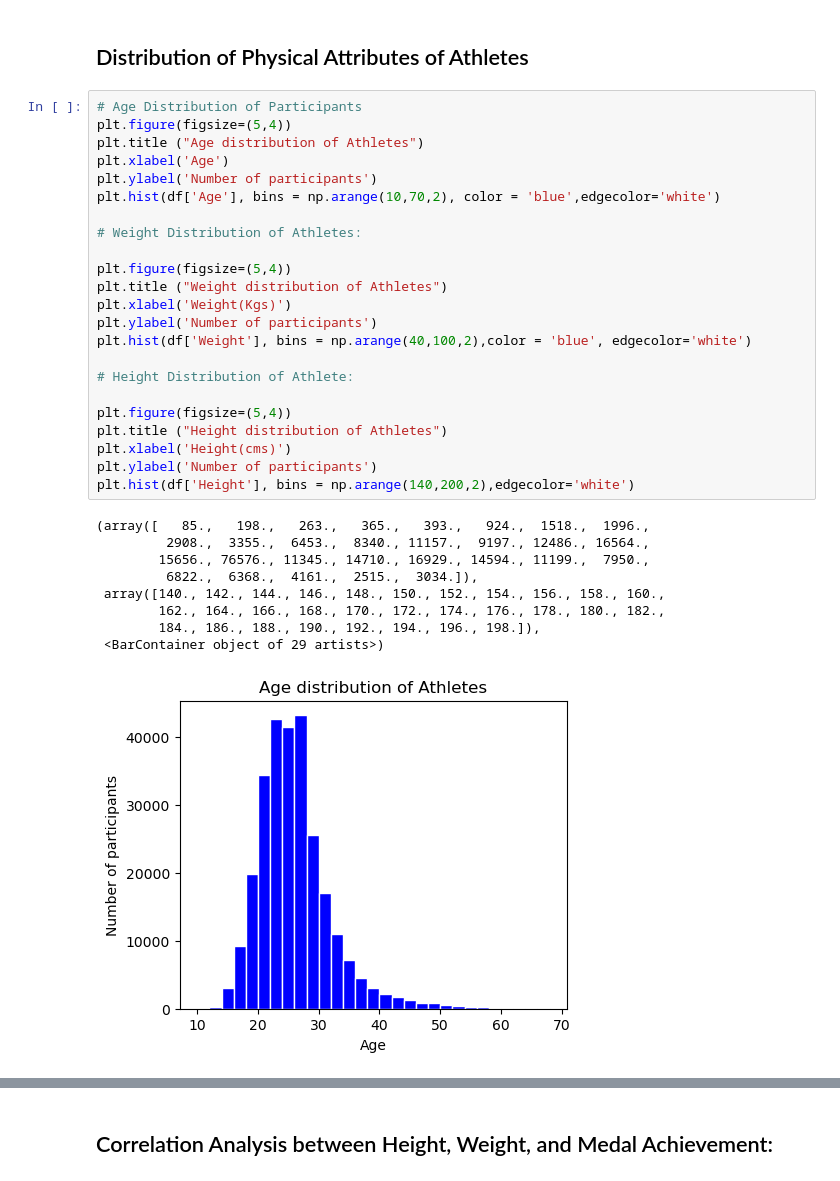
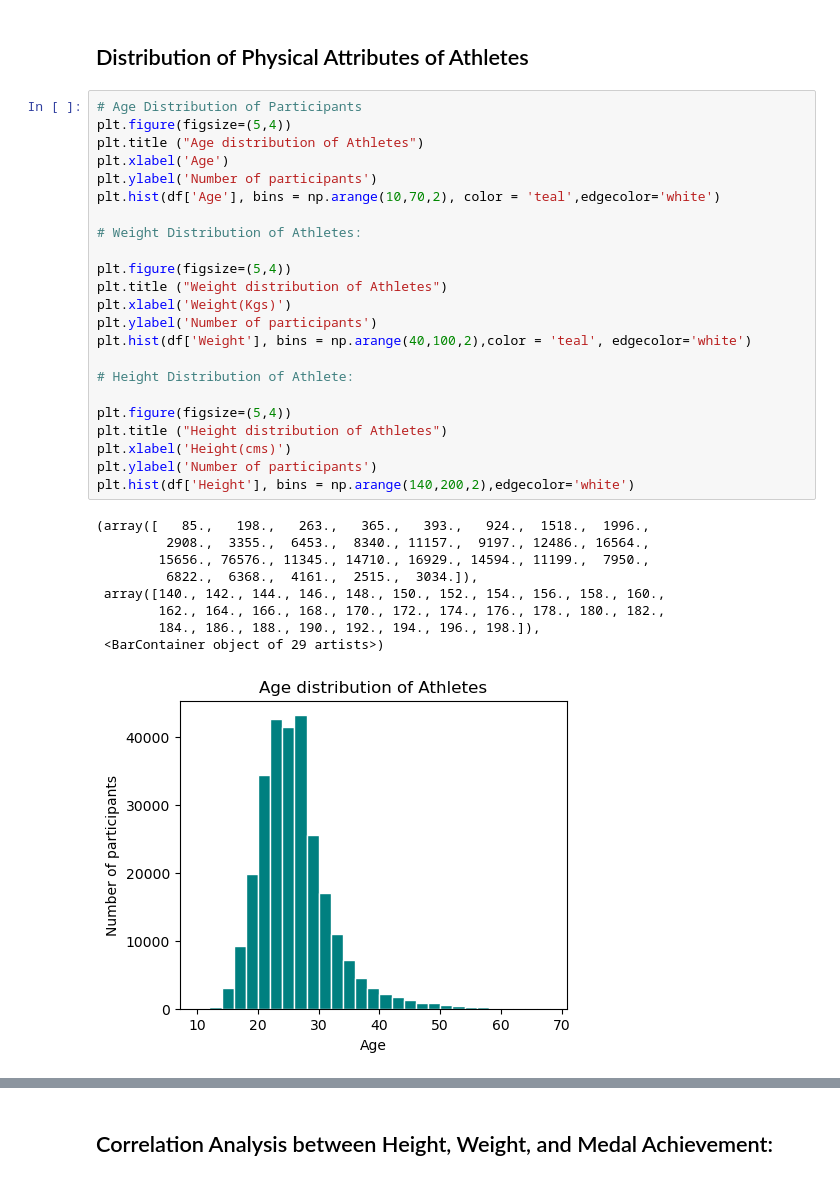
Before and after one commit to soumyaranjanswaincan/Olympic-Data-Analysis, a Jupyter notebook: Olympic Data Analysis/olympic.ipynb, the cells around one changed output, grey strips where cells are left out. Cells and saved outputs as stored; diff of their text form.

```diff
--- a/Olympic Data Analysis/olympic.ipynb
+++ b/Olympic Data Analysis/olympic.ipynb
@@ -176,33 +176,33 @@ plt.show()
 # %%
 # Age Distribution of Participants
 plt.figure(figsize=(5,4))
 plt.title ("Age distribution of Athletes")
 plt.xlabel('Age')
 plt.ylabel('Number of participants')
-plt.hist(df['Age'], bins = np.arange(10,70,2), color = 'blue',edgecolor='white')
+plt.hist(df['Age'], bins = np.arange(10,70,2), color = 'teal',edgecolor='white')
 
 # Weight Distribution of Athletes:
 
 plt.figure(figsize=(5,4))
 plt.title ("Weight distribution of Athletes")
 plt.xlabel('Weight(Kgs)')
 plt.ylabel('Number of participants')
-plt.hist(df['Weight'], bins = np.arange(40,100,2),color = 'blue', edgecolor='white')
+plt.hist(df['Weight'], bins = np.arange(40,100,2),color = 'teal', edgecolor='white')
 
 # Height Distribution of Athlete:
 
 plt.figure(figsize=(5,4))
 plt.title ("Height distribution of Athletes")
 plt.xlabel('Height(cms)')
 plt.ylabel('Number of participants')
 plt.hist(df['Height'], bins = np.arange(140,200,2),edgecolor='white')
 # %% [output]
 (array([   85.,   198.,   263.,   365.,   393.,   924.,  1518.,  1996.,
          2908.,  3355.,  6453.,  8340., 11157.,  9197., 12486., 16564.,
         15656., 76576., 11345., 14710., 16929., 14594., 11199.,  7950.,
          6822.,  6368.,  4161.,  2515.,  3034.]),
  array([140., 142., 144., 146., 148., 150., 152., 154., 156., 158., 160.,
         162., 164., 166., 168., 170., 172., 174., 176., 178., 180., 182.,
         184., 186., 188., 190., 192., 194., 196., 198.]),
  <BarContainer object of 29 artists>)
-[figure, old version]
+[figure, new version]
```
Also changed, not shown: parts of 1 cell of this notebook.
